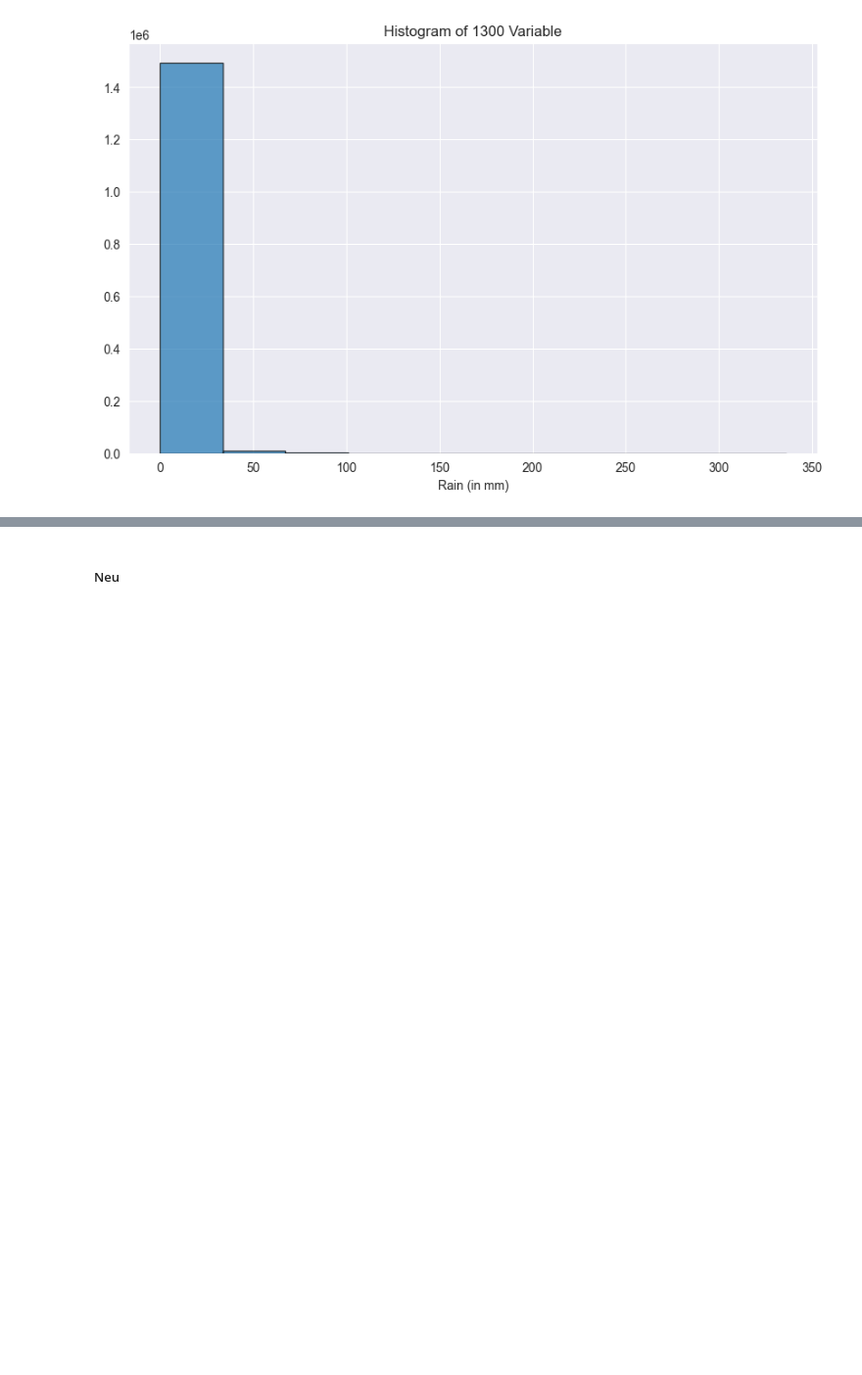
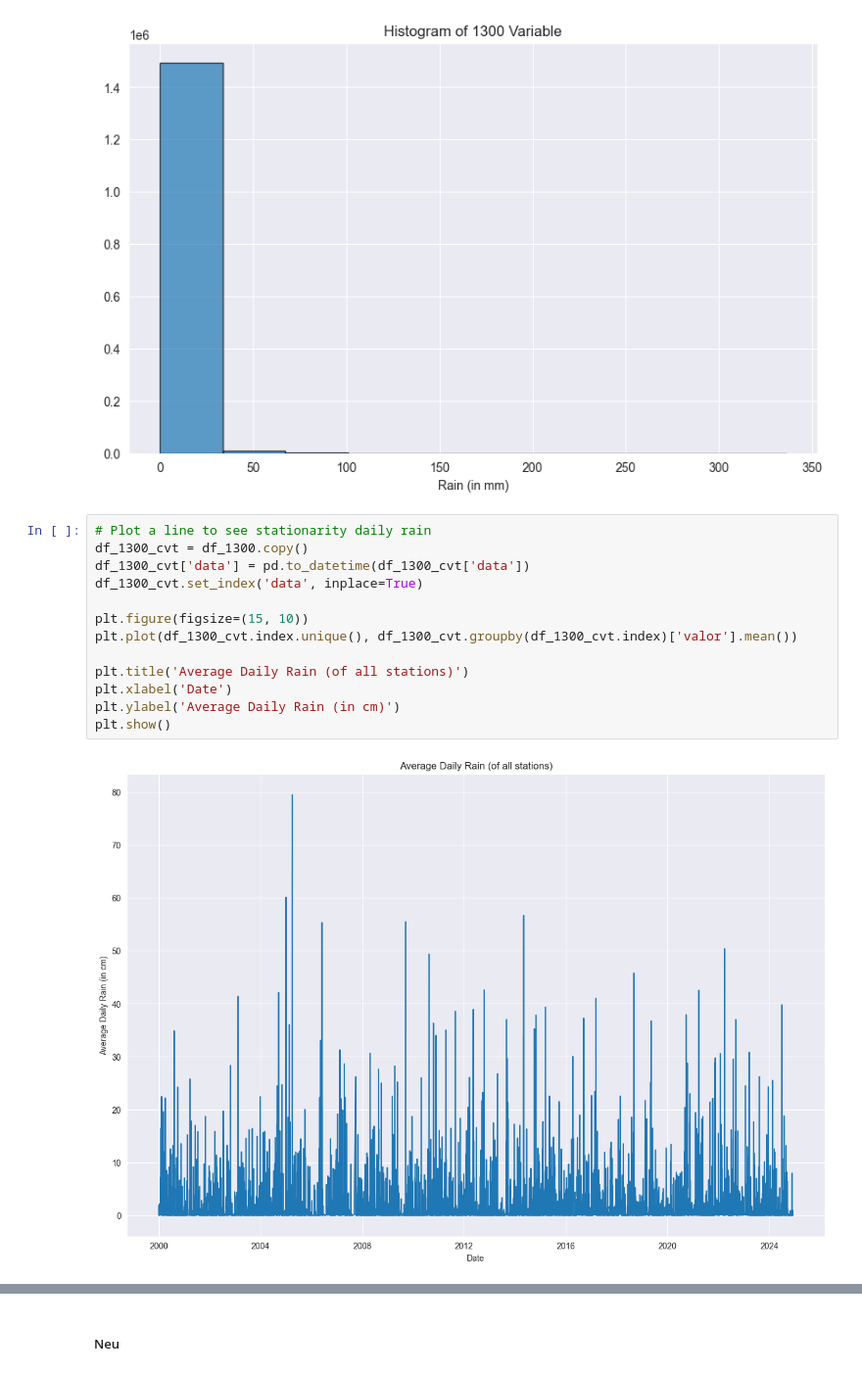
Before and after one commit to arnausanz/arnausanz.github.io, a Jupyter notebook: EDA.ipynb, the cells around one changed output, grey strips where cells are left out. Shown at 98% size. Drawn from its saved outputs; the diff is of its cells as text; blank space fills up the shorter version.

```diff
--- a/EDA.ipynb
+++ b/EDA.ipynb
@@ -192,6 +192,21 @@ plt.xlabel('Rain (in mm)')
 plt.show()
 # %% [output]
 [figure]
+# %%
+# Plot a line to see stationarity daily rain
+df_1300_cvt = df_1300.copy()
+df_1300_cvt['data'] = pd.to_datetime(df_1300_cvt['data'])
+df_1300_cvt.set_index('data', inplace=True)
+
+plt.figure(figsize=(15, 10))
+plt.plot(df_1300_cvt.index.unique(), df_1300_cvt.groupby(df_1300_cvt.index)['valor'].mean())
+
+plt.title('Average Daily Rain (of all stations)')
+plt.xlabel('Date')
+plt.ylabel('Average Daily Rain (in cm)')
+plt.show()
+# %% [output]
+[figure, added]
 # %%
 # Comparison between daily rain and reservoirs total level
 df_aca_comp = df_aca.copy()
```
Also changed, not shown: parts of 13 cells of this notebook, 1 other file.
